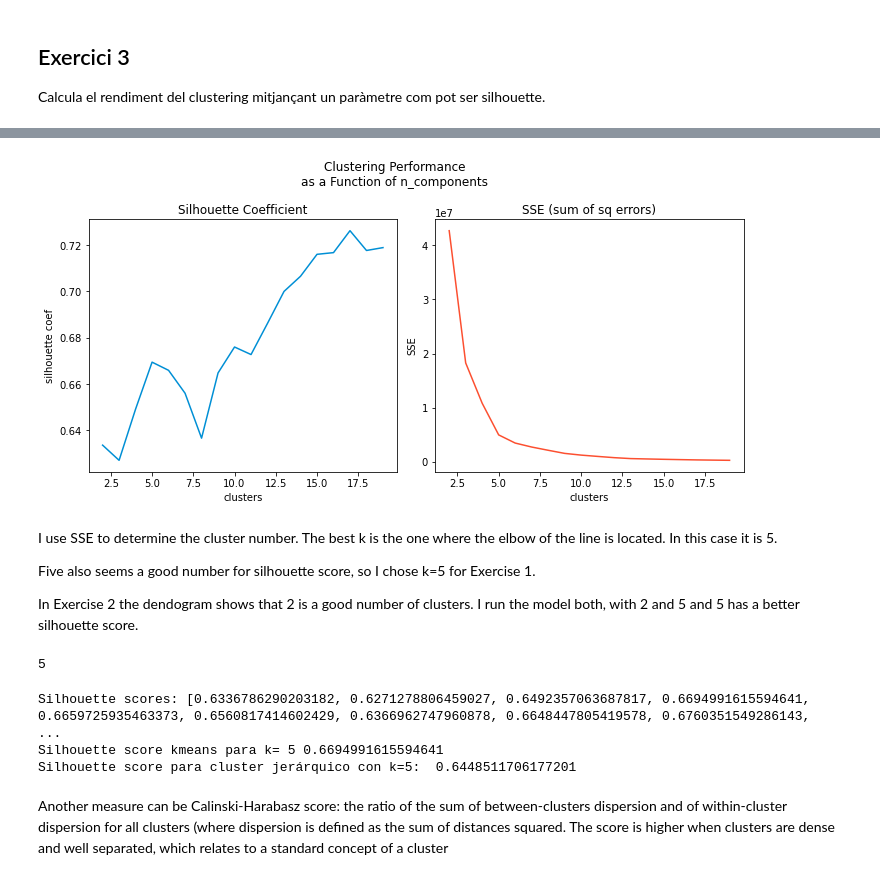
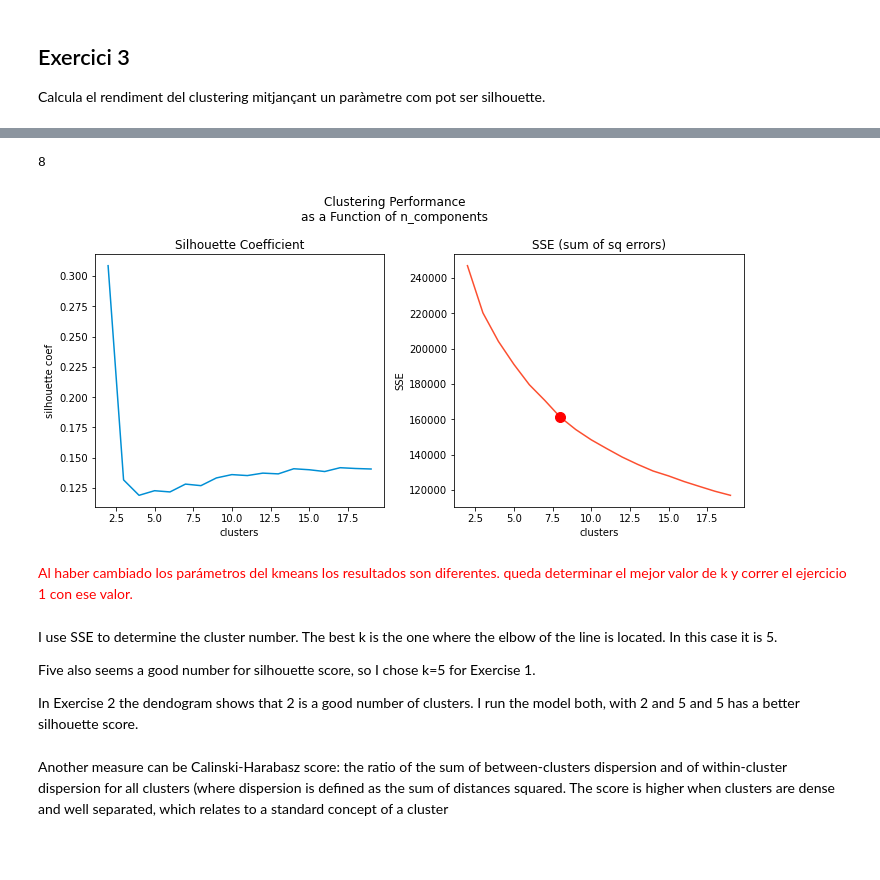
Before and after one commit to cecipert/NoSupervisat_Classificacio, a Jupyter notebook: S15 T01 clustering.ipynb, the cells around one changed output, grey strips where cells are left out. Cells and saved outputs as stored; diff of their text form; code cells hidden in the pictures; blank space fills up the shorter version.

Commit message:
Changed scaler and added a clusters plot

```diff
--- a/S15 T01 clustering.ipynb
+++ b/S15 T01 clustering.ipynb
@@ -285,7 +285,7 @@ for var in df.columns:
     else:
         df_sc[var] = df[var]
 
-scaler = MinMaxScaler()
+scaler = StandardScaler()
 X_sc = scaler.fit_transform(df_sc)
 X_notc = df_notc.values
 
@@ -294,7 +294,8 @@ X_notc.shape
 (30262, 8)
 # %%
 # Join the not scaled (categorical variables)
-X = np.append(X_sc, X_notc, axis=1)
+# X = np.append(X_sc, X_notc, axis=1)
+X = X_sc # las variables categóricas influencian mucho el modelo
 
 X.shape
 # %% [output]
@@ -495,46 +518,46 @@ grid.best_estimator_.get_params()
+# %%
+# When the elbow is difficult to identify:
+kl = KneeLocator(range(2, max_range), sse_scores, curve="convex", direction="decreasing")
+k_elbow = kl.elbow
+k_elbow
+# %% [output]
+8
 # %%
 # Plot the values of the metrics along with the number of clusters
 fig, (ax1, ax2) = plt.subplots(1,2, figsize=(10,5))
 ax1.plot(
     range(2, max_range),
     silhouette_scores,
     c="#008fd5",
     label="Silhouette Coefficient",
 )
 ax2.plot(range(2, max_range), sse_scores, c="#fc4f30", label="SSE")
+ax2.plot(k_elbow, sse_scores[k_elbow-2],'ro', markersize=10, label=f'Elbow (k={k_elbow})')
 
 ax1.set_title("Silhouette Coefficient")
 ax2.set_title("SSE (sum of sq errors)")
 #ax1.legend()
 ax1.set_xlabel('clusters')
 ax1.set_ylabel('silhouette coef')
 #ax2.legend()
 ax2.set_xlabel('clusters')
 ax2.set_ylabel('SSE')
 fig.suptitle("Clustering Performance\nas a Function of n_components")
 fig.tight_layout()
 # %% [output]
-[figure, old version]
+[figure, new version]
+# %% [markdown]
+<font color='red'>Al haber cambiado los parámetros del kmeans los resultados son diferentes. queda determinar el mejor valor de k y correr el ejercicio 1 con ese valor. </font>
 # %% [markdown]
 I use SSE to determine the cluster number. The best k is the one where the elbow of the line is located. In this case it is 5.
 
 Five also seems a good number for silhouette score, so I chose k=5 for Exercise 1.
 
 In Exercise 2 the dendogram shows that 2 is a good number of clusters. I run the model both, with 2 and 5 and 5 has a better silhouette score.
-# %%
-# When the elbow is difficult to identify:
-kl = KneeLocator(range(2, max_range), sse_scores, curve="convex", direction="decreasing")
-kl.elbow
-# %% [output]
-5
 # %%
 print('Silhouette scores:', silhouette_scores)
 print('Silhouette score kmeans para k= 5', silhouette_scores[3])
 print('Silhouette score para cluster jerárquico con k=5: ', silhouette_score(X_PCAn, labels_n))
-# %% [output]
-Silhouette scores: [0.6336786290203182, 0.6271278806459027, 0.6492357063687817, 0.6694991615594641, 0.6659725935463373, 0.6560817414602429, 0.6366962747960878, 0.6648447805419578, 0.6760351549286143,  ...
-Silhouette score kmeans para k= 5 0.6694991615594641
-Silhouette score para cluster jerárquico con k=5:  0.6448511706177201
 # %% [markdown]
 Another measure can be Calinski-Harabasz score: the ratio of the sum of between-clusters dispersion and of within-cluster dispersion for all clusters (where dispersion is defined as the sum of distances squared. The score is higher when clusters are dense and well separated, which relates to a standard concept of a cluster
 # %%
```
Also changed, not shown: parts of 14 cells of this notebook.
